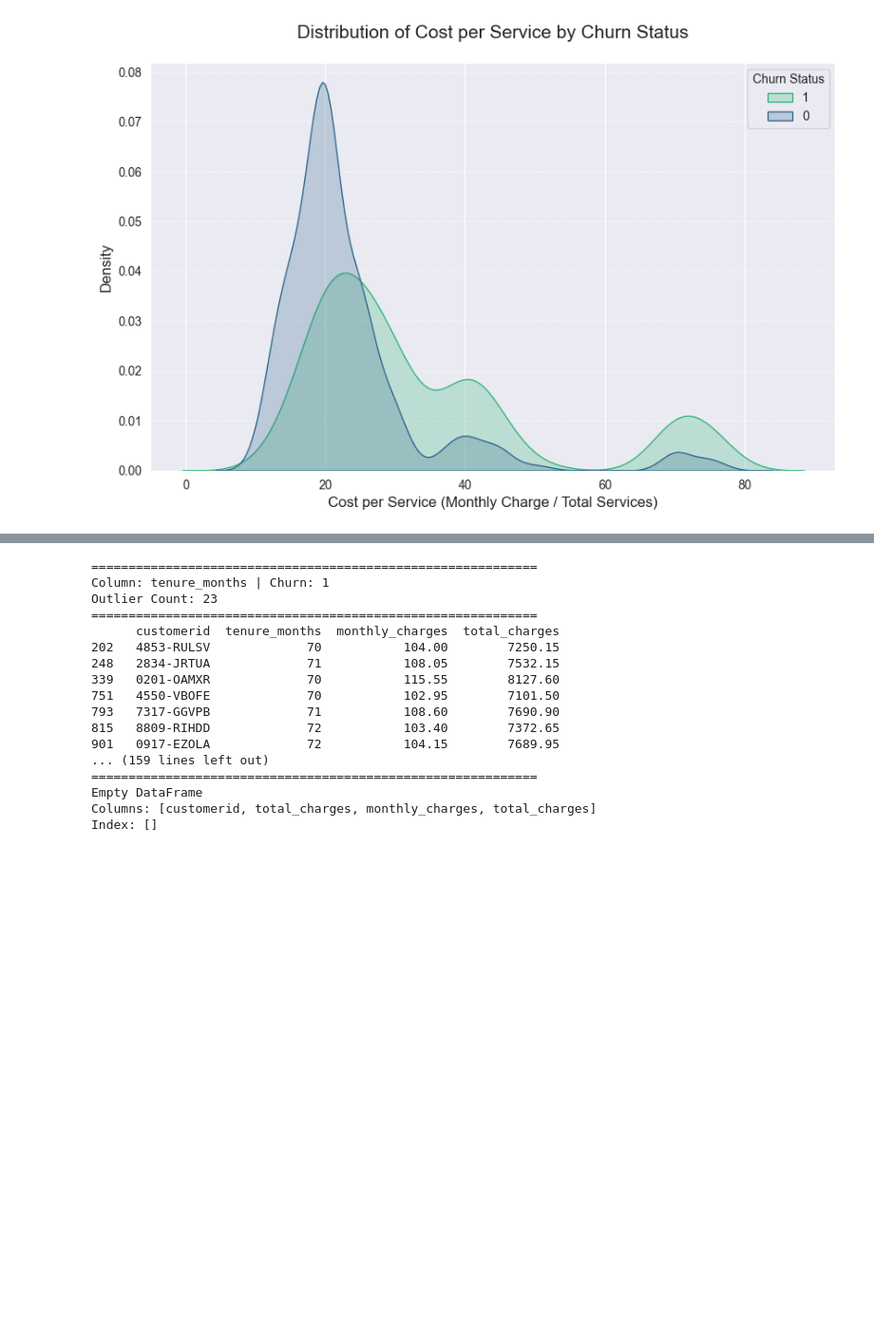
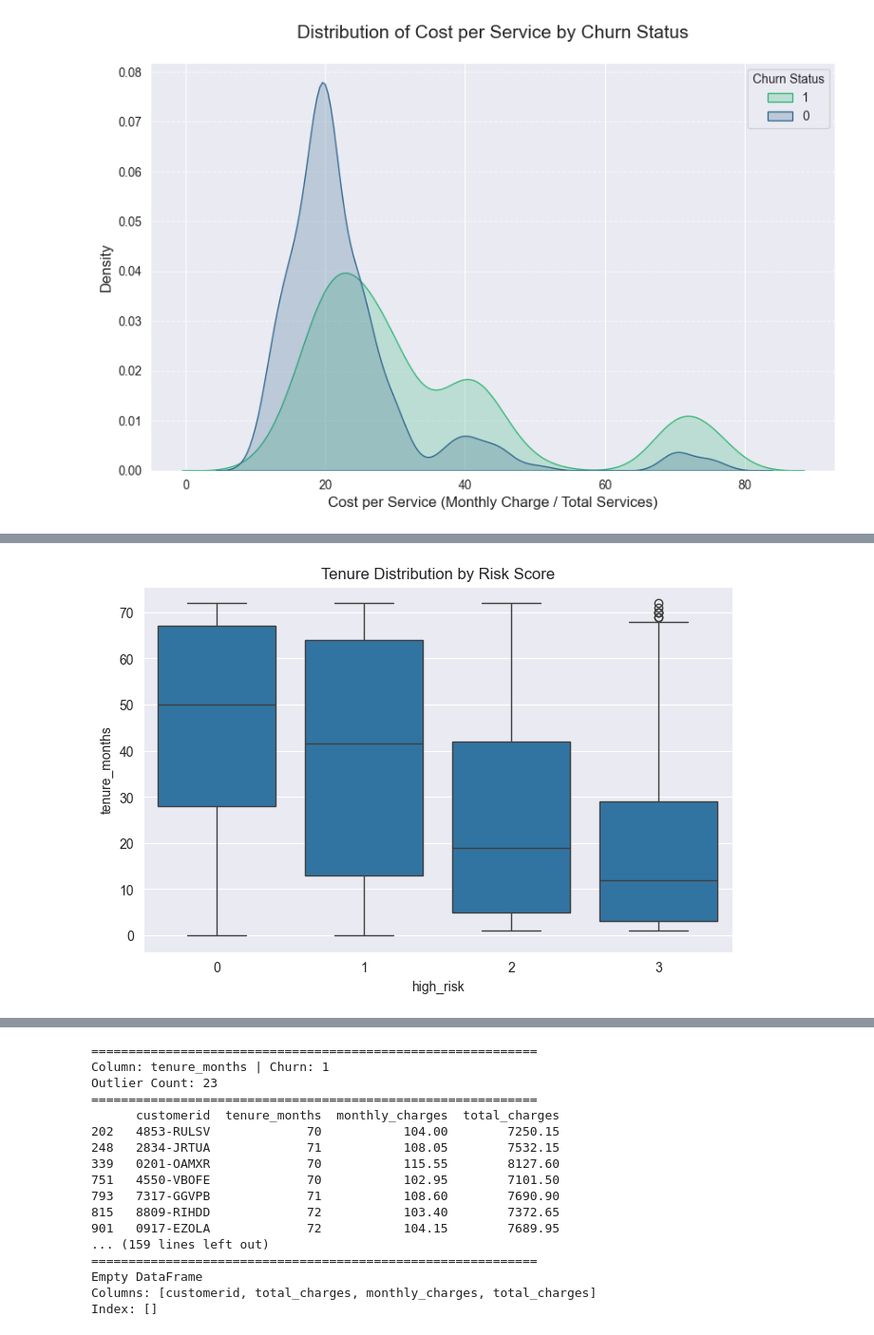
Before and after one commit to muhammetcubukluoz/TelecomCustomerChurnPrediction_ML, a Jupyter notebook: notebooks/03_feature_engineering.ipynb, the cells around one changed output, grey strips where cells are left out. Shown at 95% size. Drawn from its saved outputs; the diff is of its cells as text; code cells hidden in the pictures; blank space fills up the shorter version.

```diff
--- a/notebooks/03_feature_engineering.ipynb
+++ b/notebooks/03_feature_engineering.ipynb
@@ -346,0 +413,13 @@ plt.show()
+# %%
+plt.figure(figsize=(8,5))
+
+sns.boxplot(
+    x="high_risk",
+    y="tenure_months",
+    data=data
+)
+
+plt.title("Tenure Distribution by Risk Score")
+plt.show()
+# %% [output]
+[figure, added]
```
Also changed, not shown: parts of 23 cells of this notebook, 5 other files.
